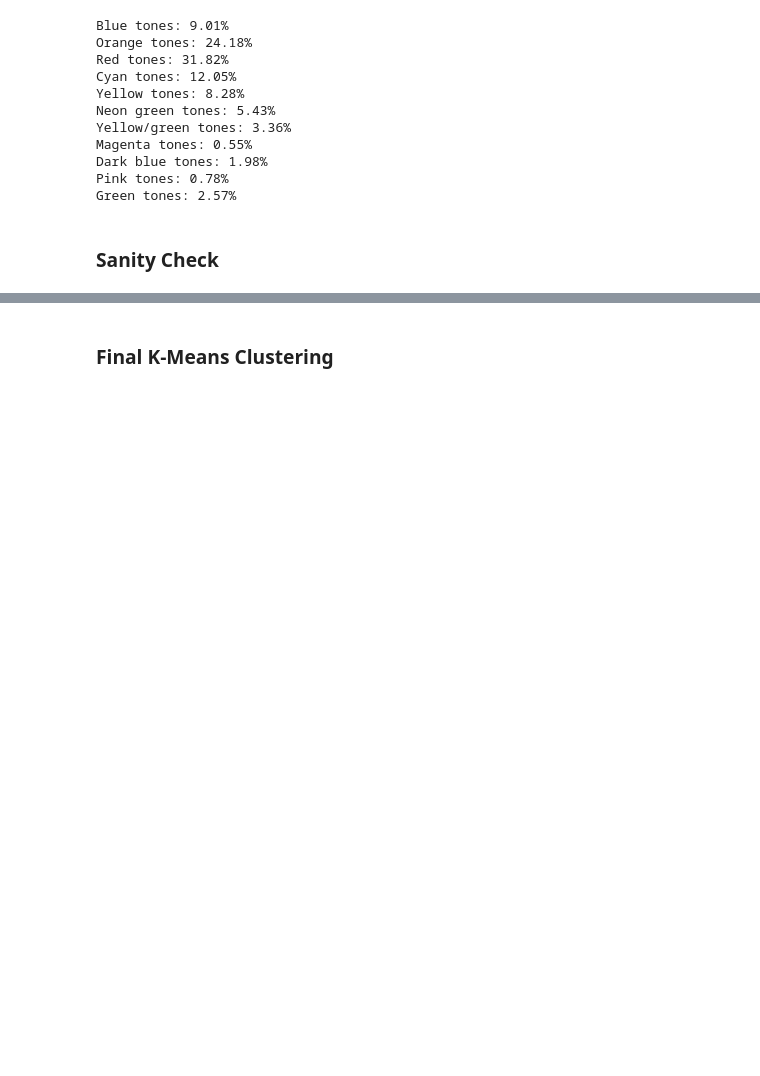
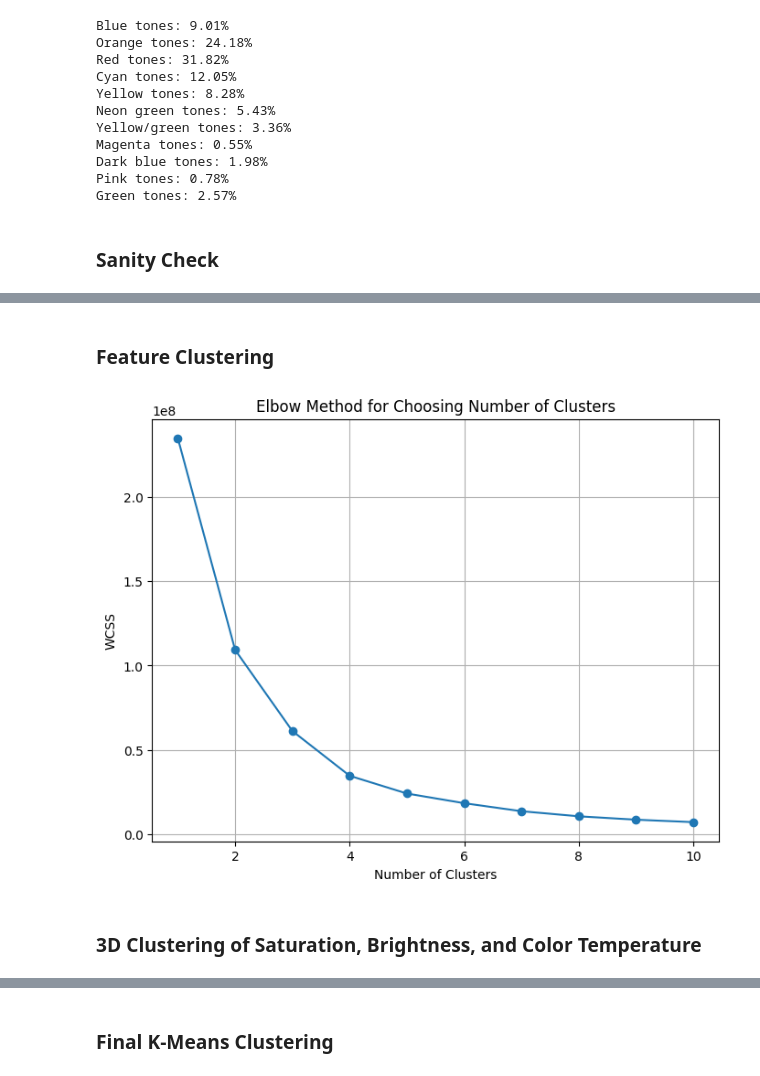
Before and after one commit to Rishab-Sudhir/Data-Science-Project---Colors-Of-Romance, a Jupyter notebook: English-Analysis/English_K_means_&_Color_Analysis_.ipynb, the cells around one changed output, grey strips where cells are left out. Cells and saved outputs as stored; diff of their text form; code cells hidden in the pictures; blank space fills up the shorter version.

```diff
--- a/English-Analysis/English_K_means_&_Color_Percentages_Analysis_.ipynb
+++ b/English-Analysis/English_K_means_&_Color_Analysis_.ipynb
@@ -491,0 +716,23 @@ Green: 56 colors (2.57%)
+# %% [markdown]
+### Feature Clustering
+# %%
+# Combine the features into a single dataset
+combined_filter_data = np.column_stack((saturation_values, brightness_values, color_temperatures, contrast_values))
+
+# Calculate WCSS for a range of cluster numbers
+wcss = []
+for i in range(1, 11):
+    kmeans = KMeans(n_clusters=i, init='random', max_iter=300, n_init=10, random_state=0)
+    kmeans.fit(combined_filter_data)
+    wcss.append(kmeans.inertia_)
+
+# Plot the WCSS to find the elbow point
+plt.figure(figsize=(8, 6))
+plt.plot(range(1, 11), wcss, marker='o')
+plt.title('Elbow Method for Choosing Number of Clusters')
+plt.xlabel('Number of Clusters')
+plt.ylabel('WCSS')
+plt.grid(True)
+plt.show()
+# %% [output]
+[figure, added]
@@ -491,0 +743,2 @@ Green: 56 colors (2.57%)
+# %% [markdown]
+### 3D Clustering of Saturation, Brightness, and Color Temperature
```
Also changed, not shown: parts of 21 cells of this notebook, 3 other files.
